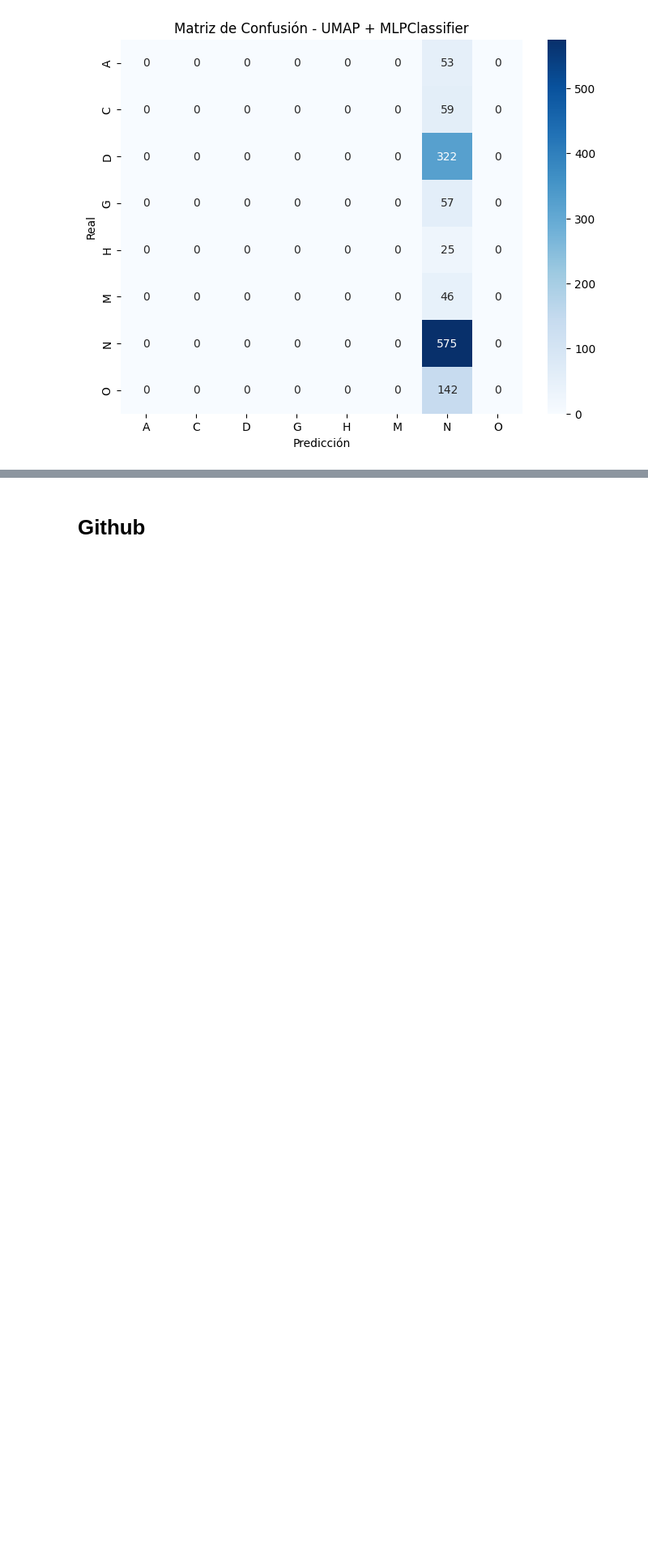
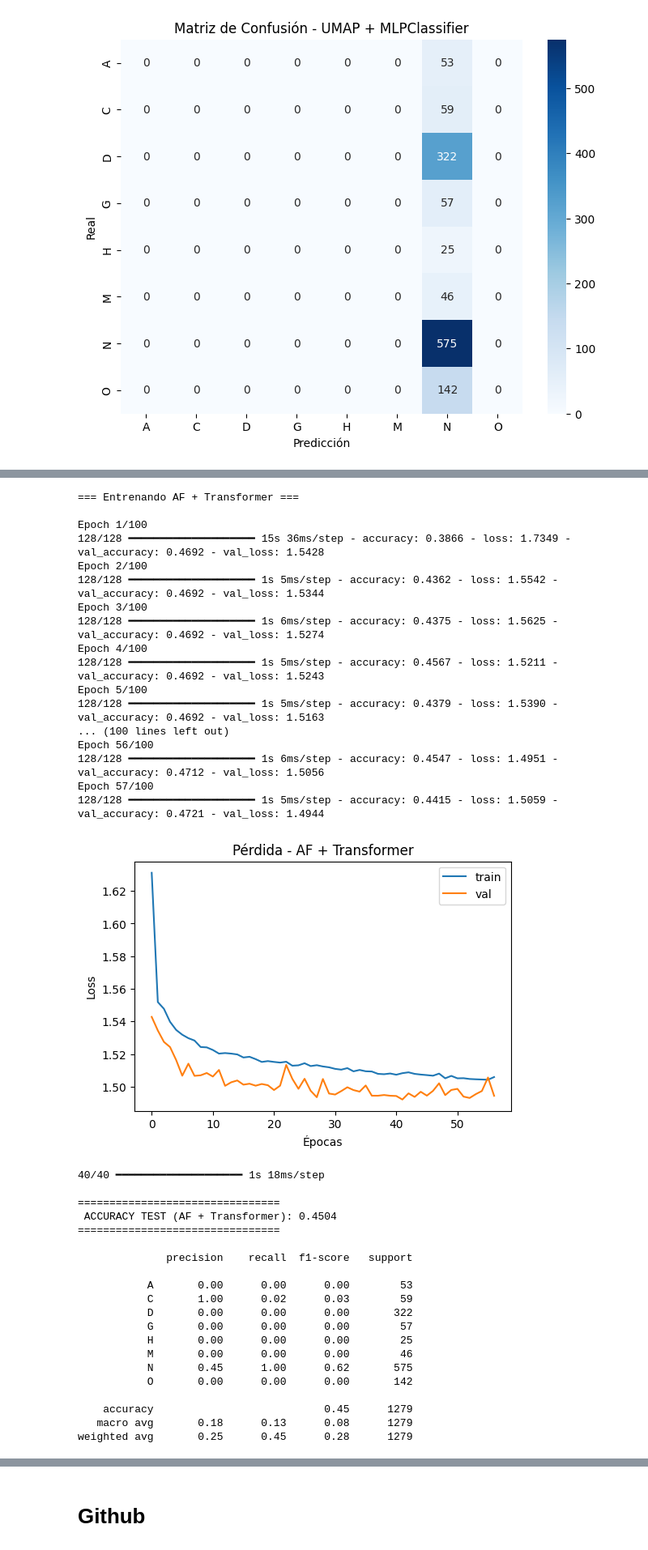
Before and after one commit to KatherinReyes06/Reducci-n-Dimensionalidad-Enfermedades-Oculares, a Jupyter notebook: Copia de EO.ipynb, the cells around one changed output, grey strips where cells are left out. Shown at 81% size. Cells and saved outputs as stored; diff of their text form; code cells hidden in the pictures; blank space fills up the shorter version.

```diff
--- a/Copia de EO.ipynb
+++ b/Copia de EO.ipynb
@@ -2561,0 +2731,48 @@ weighted avg       0.20      0.45      0.28      1279
+# %%
+modelo_af = entrenar_y_evaluar_transformer(
+    X_train_af,
+    X_test_af,
+    y_train,
+    y_test,
+    encoder,
+    "AF + Transformer"
+)
+# %% [output]
+=== Entrenando AF + Transformer ===
+
+Epoch 1/100
+128/128 ━━━━━━━━━━━━━━━━━━━━ 15s 36ms/step - accuracy: 0.3866 - loss: 1.7349 - val_accuracy: 0.4692 - val_loss: 1.5428
+Epoch 2/100
+128/128 ━━━━━━━━━━━━━━━━━━━━ 1s 5ms/step - accuracy: 0.4362 - loss: 1.5542 - val_accuracy: 0.4692 - val_loss: 1.5344
+Epoch 3/100
+128/128 ━━━━━━━━━━━━━━━━━━━━ 1s 6ms/step - accuracy: 0.4375 - loss: 1.5625 - val_accuracy: 0.4692 - val_loss: 1.5274
+Epoch 4/100
+128/128 ━━━━━━━━━━━━━━━━━━━━ 1s 5ms/step - accuracy: 0.4567 - loss: 1.5211 - val_accuracy: 0.4692 - val_loss: 1.5243
+Epoch 5/100
+128/128 ━━━━━━━━━━━━━━━━━━━━ 1s 5ms/step - accuracy: 0.4379 - loss: 1.5390 - val_accuracy: 0.4692 - val_loss: 1.5163
+... (100 lines left out)
+Epoch 56/100
+128/128 ━━━━━━━━━━━━━━━━━━━━ 1s 6ms/step - accuracy: 0.4547 - loss: 1.4951 - val_accuracy: 0.4712 - val_loss: 1.5056
+Epoch 57/100
+128/128 ━━━━━━━━━━━━━━━━━━━━ 1s 5ms/step - accuracy: 0.4415 - loss: 1.5059 - val_accuracy: 0.4721 - val_loss: 1.4944
+[figure, added]
+40/40 ━━━━━━━━━━━━━━━━━━━━ 1s 18ms/step
+
+================================
+ ACCURACY TEST (AF + Transformer): 0.4504
+================================
+
+              precision    recall  f1-score   support
+
+           A       0.00      0.00      0.00        53
+           C       1.00      0.02      0.03        59
+           D       0.00      0.00      0.00       322
+           G       0.00      0.00      0.00        57
+           H       0.00      0.00      0.00        25
+           M       0.00      0.00      0.00        46
+           N       0.45      1.00      0.62       575
+           O       0.00      0.00      0.00       142
+
+    accuracy                           0.45      1279
+   macro avg       0.18      0.13      0.08      1279
+weighted avg       0.25      0.45      0.28      1279
```
Also changed, not shown: parts of 7 cells of this notebook.
